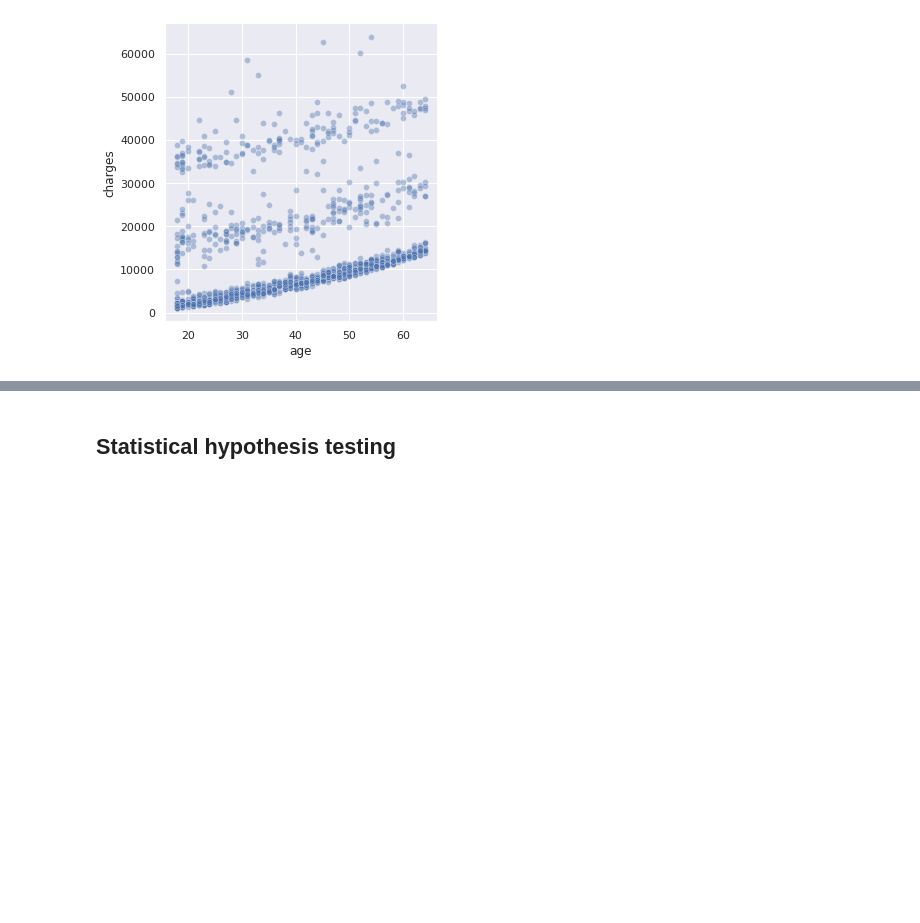
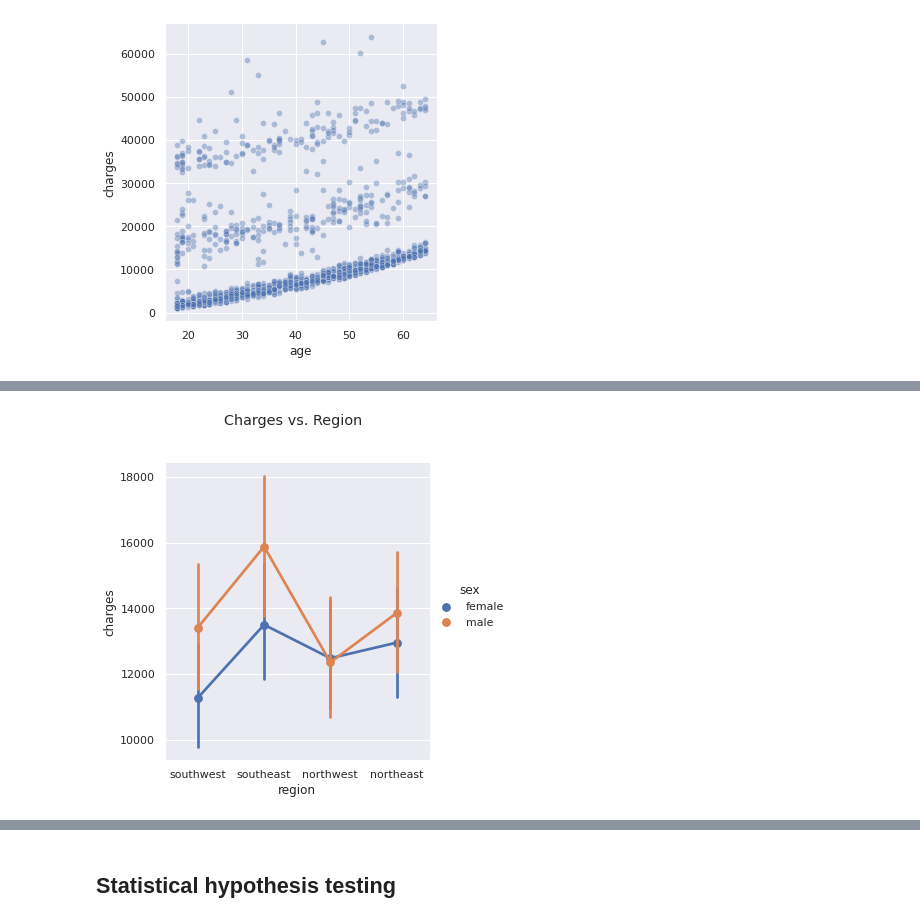
Before and after one commit to graceuche/northeastern-final-project, a Jupyter notebook: visual_analysis.ipynb, the cells around one changed output, grey strips where cells are left out. Cells and saved outputs as stored; diff of their text form; code cells hidden in the pictures; blank space fills up the shorter version.

```diff
--- a/visual_analysis.ipynb
+++ b/visual_analysis.ipynb
@@ -329,0 +333,9 @@ plt.show()
+# %%
+g = sns.catplot(x='region', y='charges',
+            data=insurance_premium,
+            hue='sex',
+            kind='point')
+g.fig.suptitle('Charges vs. Region', y=1.1)
+plt.show()
+# %% [output]
+[figure, added]
```
Also changed, not shown: parts of 4 cells of this notebook, 1 other file.
